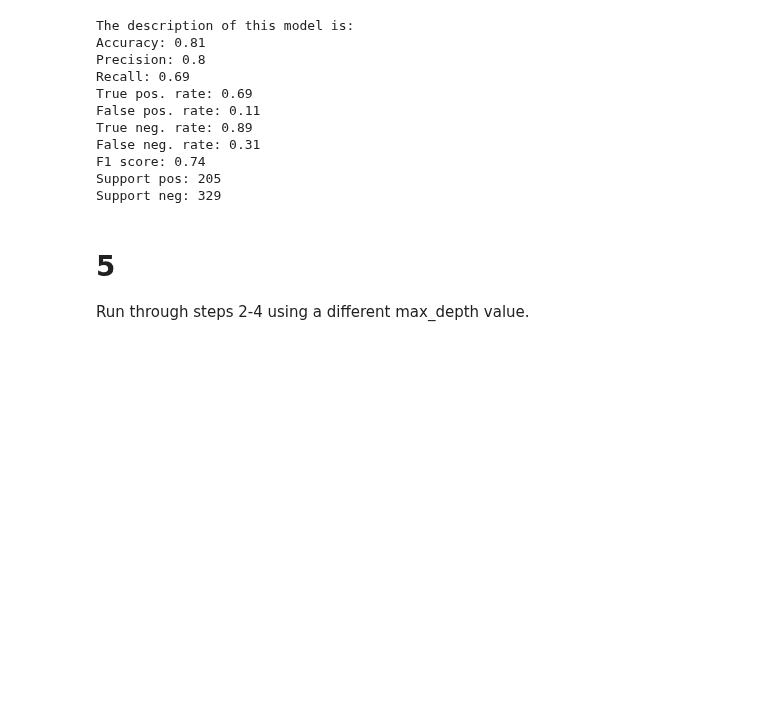
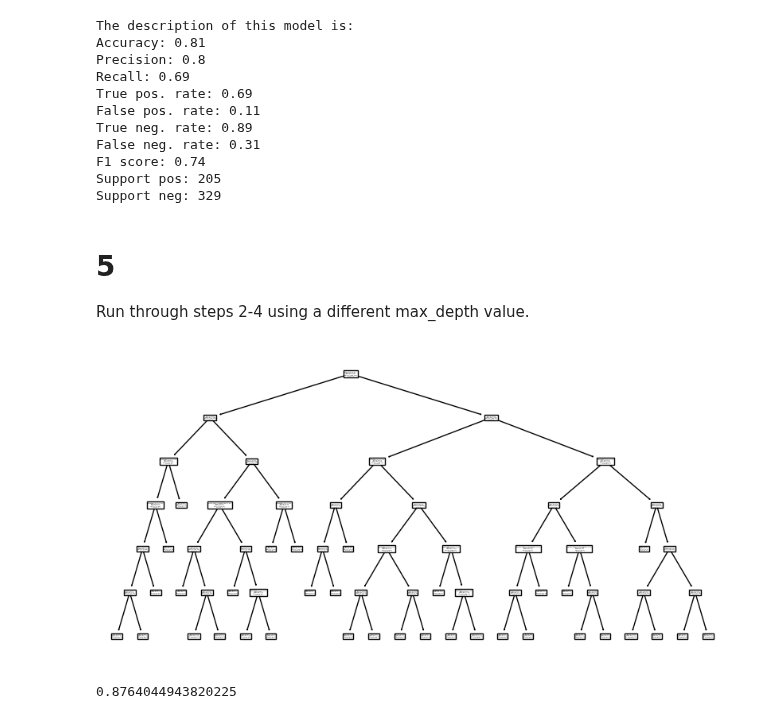
Before and after one commit to JAJCole/classification-exercises, a Jupyter notebook: decision_tree.ipynb, the cells around one changed output. Saved outputs shown, nothing was run; the diff lists cells and outputs as text; code cells hidden in the pictures; blank space fills up the shorter version.

```diff
--- a/decision_tree.ipynb
+++ b/decision_tree.ipynb
@@ -141,3 +141,19 @@ Support neg: 329
 # %% [markdown]
 # 5
 Run through steps 2-4 using a different max_depth value.
+# %%
+# doubling max depth
+tree = DecisionTreeClassifier(max_depth=6, random_state=123)
+# %%
+tree = tree.fit(x_train, y_train)
+y_pred = tree.predict(x_train)
+# %%
+plt.figure(figsize=(10,5))
+plot_tree(tree, feature_names=x_train.columns, class_names=['0','1'])
+plt.show()
+# %% [output]
+[figure, added]
+# %%
+tree.score(x_train, y_train)
+# %% [output]
+0.8764044943820225
```
Also changed, not shown: parts of 4 cells of this notebook.
